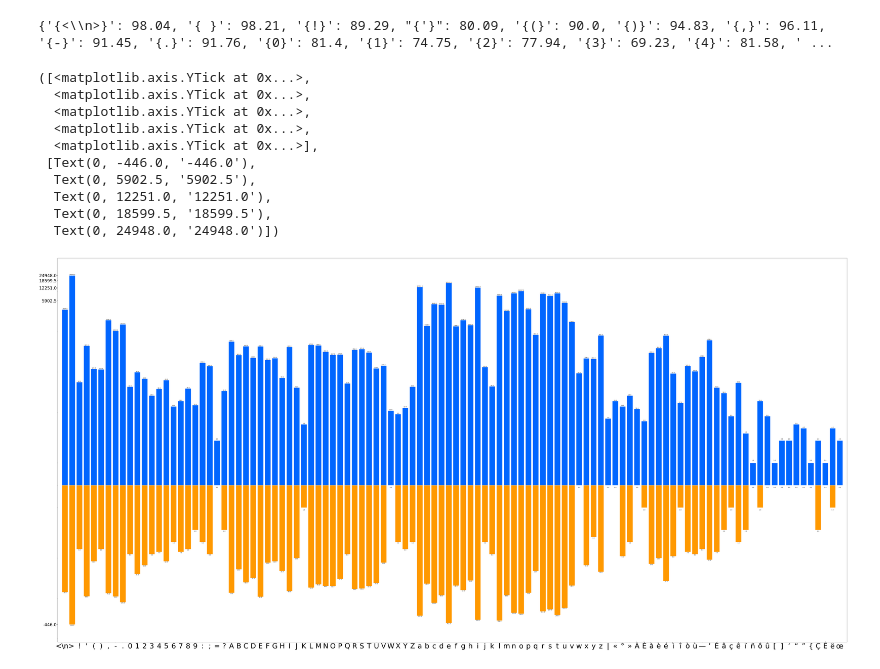
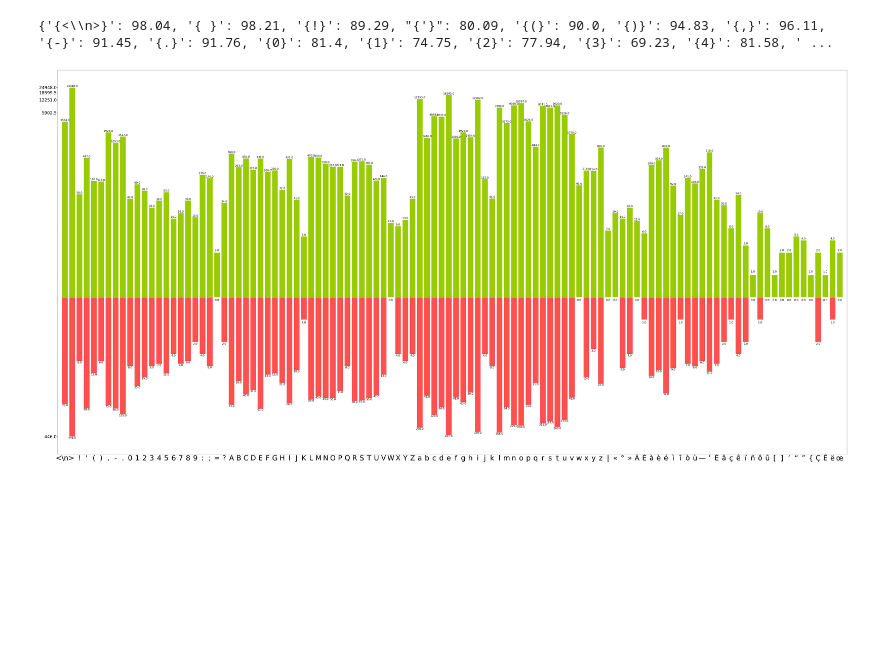
Before and after one commit to polifonia-project/textual-corpus-population, a Jupyter notebook: etc/error_analysis/visualisation.ipynb, the cells around one changed output. Cells and saved outputs as stored; diff of their text form; code cells hidden in the pictures; blank space fills up the shorter version.

Commit message:
updated visualization notebook

```diff
--- a/etc/error_analysis/visualisation.ipynb
+++ b/etc/error_analysis/visualisation.ipynb
@@ -32,38 +32,29 @@ print(percentage_error)
 # %%
 import numpy as np
 import matplotlib.pyplot as plt
 
 plt.figure(figsize=(100, 50), dpi=80)
 
 n = len(all_errors.items())
 X = np.arange(n)
 Y1 = np.array([float(y[0]) for x, y in all_errors.items()])
 Y2 = np.array([float(y[1]) for x, y in all_errors.items()])
 
 for x, y in zip(X, Y1):
-    plt.text(x, y + 0.08, y, ha='center', va= 'bottom')
+    plt.text(x, y + 0.08, y, ha='center', va= 'bottom', fontsize=19)
 
 for x, y in zip(X, Y2):
-    plt.text(x, -y - 0.08, y, ha='center', va= 'top')
+    plt.text(x, -y - 0.08, y, ha='center', va= 'top', fontsize=19)
 
-plt.bar(X, Y1, facecolor='#0066ff', edgecolor='white')
-plt.bar(X, -Y2, facecolor='#ff9900', edgecolor='white')
+plt.bar(X, Y1, facecolor='#99cc00', edgecolor='white')
+plt.bar(X, -Y2, facecolor='#ff5050', edgecolor='white')
 plt.xlim([-1, 108])
 plt.yscale('symlog')
 plt.xticks(X, [x[1:-1] for x, y in all_errors.items()], fontsize=50)
 plt.yticks(np.linspace(-Y2.max(), Y1.max(), 5), np.linspace(-Y2.max(), Y1.max(), 5), fontsize=30)
+plt.savefig('../img/double_bar.png')
 # %% [output]
-([<matplotlib.axis.YTick at 0x...>,
-  <matplotlib.axis.YTick at 0x...>,
-  <matplotlib.axis.YTick at 0x...>,
-  <matplotlib.axis.YTick at 0x...>,
-  <matplotlib.axis.YTick at 0x...>],
- [Text(0, -446.0, '-446.0'),
-  Text(0, 5902.5, '5902.5'),
-  Text(0, 12251.0, '12251.0'),
-  Text(0, 18599.5, '18599.5'),
-  Text(0, 24948.0, '24948.0')])
-[figure, old version]
+[figure, new version]
 # %%
 plt.figure(figsize=(100, 50), dpi=80)
 
```
Also changed, not shown: parts of 1 cell of this notebook, 2 other files.
